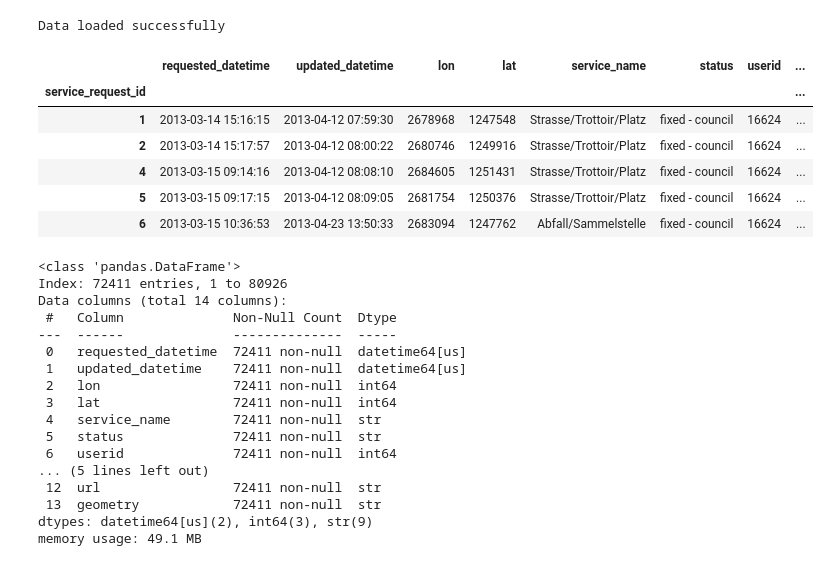
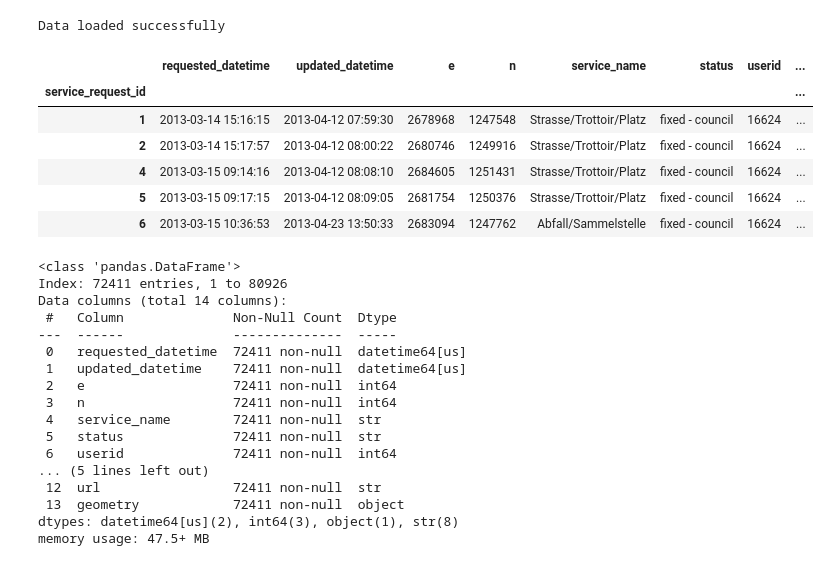
Before and after one commit to lukasgoetz-debug/sds210-project-lukas-goetz, a Jupyter notebook: sds-project-code.ipynb, the cells around one changed output. Drawn from its saved outputs; the diff is of its cells as text; code cells hidden in the pictures.

Commit message:
Cleaned and loaded zueriwieneu csv and read quartiere.gpkg

```diff
--- a/sds-project-code.ipynb
+++ b/sds-project-code.ipynb
@@ -5,8 +7,8 @@ import pandas as pd
 # %%
-# 2. Read data
+# 2. Read Zueriwieneu data
 
 fp = "data/stzh.zwn_meldungen_p.csv"
-zh_data = pd.read_csv(fp)
+zh_df = pd.read_csv(fp)
 
 print("Data loaded successfully")
 # %% [output]
@@ -14,31 +16,46 @@ Data loaded successfully
 # %%
 # 3. Cleaning and preparing the csv-data of Zueriwieneu requests with Pandas
 
-    # Deleting unnecessary columns
-zh_data = zh_data.drop(columns=["objectid", "agency_sent_datetime", "service_code", "media_url"])
+# Deleting unnecessary columns
+zh_df = zh_df.drop(columns=["objectid", "agency_sent_datetime", "service_code", "media_url"])
 
-    # Setting service_request_id as the index of the df (object_id is not stable over time according to the data description on the web page)
-zh_data = zh_data.set_index("service_request_id")
+# Setting service_request_id as the index of the df
+# (object_id is not stable over time according to the data description on the web page)
+zh_df = zh_df.set_index("service_request_id")
 
-    # Define new names for columns if necessary
-new_names = {"e": "lon",
-             "n": "lat"}
-zh_data = zh_data.rename(columns=new_names)
+# Parse the date-time columns
+zh_df["requested_datetime"] = pd.to_datetime(
+    zh_df["requested_datetime"],
+    format="%Y-%m-%dT%H:%M:%S"
+)
 
-    # Parse the date-time columns
-zh_data["requested_datetime"] = pd.to_datetime(zh_data["requested_datetime"], format="%Y-%m-%dT%H:%M:%S")
-zh_data["updated_datetime"] = pd.to_datetime(zh_data["updated_datetime"], format="%Y-%m-%dT%H:%M:%S")
+zh_df["updated_datetime"] = pd.to_datetime(
+    zh_df["updated_datetime"],
+    format="%Y-%m-%dT%H:%M:%S"
+)
 
 # Export the cleaned csv to work with it later
-    # Define the output file name
+
+# Define the output file name
 output_file = "data/stzh.zwn_meldungen_p_cleaned.csv"
 
-    # Save DataFrame to a new CSV file
-zh_data.to_csv(output_file, index=False)
-display(zh_data.head())
-zh_data.info()
+# Save DataFrame to a new CSV file
+zh_df.to_csv(output_file, index=False)
+
+# Convert the standard DataFrame into a GeoDataFrame
+zh_df["geometry"] = zh_df["geometry"].apply(wkt.loads)
+
+zh_gdf = gpd.GeoDataFrame(
+    zh_df,
+    geometry="geometry",
+    crs="EPSG:2056"
+)
+
+# Show head and info to check changes
+display(zh_df.head())
+zh_df.info()
 # %% [output]
-|  | requested_datetime | updated_datetime | lon | lat | service_name | status | userid | ... |
+|  | requested_datetime | updated_datetime | e | n | service_name | status | userid | ... |
 | service_request_id |  |  |  |  |  |  |  | ... |
 | 1 | 2013-03-14 15:16:15 | 2013-04-12 07:59:30 | 2678968 | 1247548 | Strasse/Trottoir/Platz | fixed - council | 16624 | ... |
 | 2 | 2013-03-14 15:17:57 | 2013-04-12 08:00:22 | 2680746 | 1249916 | Strasse/Trottoir/Platz | fixed - council | 16624 | ... |
@@ -52,13 +69,13 @@ Data columns (total 14 columns):
 ---  ------              --------------  -----
  0   requested_datetime  72411 non-null  datetime64[us]
  1   updated_datetime    72411 non-null  datetime64[us]
- 2   lon                 72411 non-null  int64
- 3   lat                 72411 non-null  int64
+ 2   e                   72411 non-null  int64
+ 3   n                   72411 non-null  int64
  4   service_name        72411 non-null  str
  5   status              72411 non-null  str
  6   userid              72411 non-null  int64
 ... (5 lines left out)
  12  url                 72411 non-null  str
- 13  geometry            72411 non-null  str
-dtypes: datetime64[us](2), int64(3), str(9)
-memory usage: 49.1 MB
+ 13  geometry            72411 non-null  object
+dtypes: datetime64[us](2), int64(3), object(1), str(8)
+memory usage: 47.5+ MB
```
Also changed, not shown: parts of 4 cells of this notebook.
